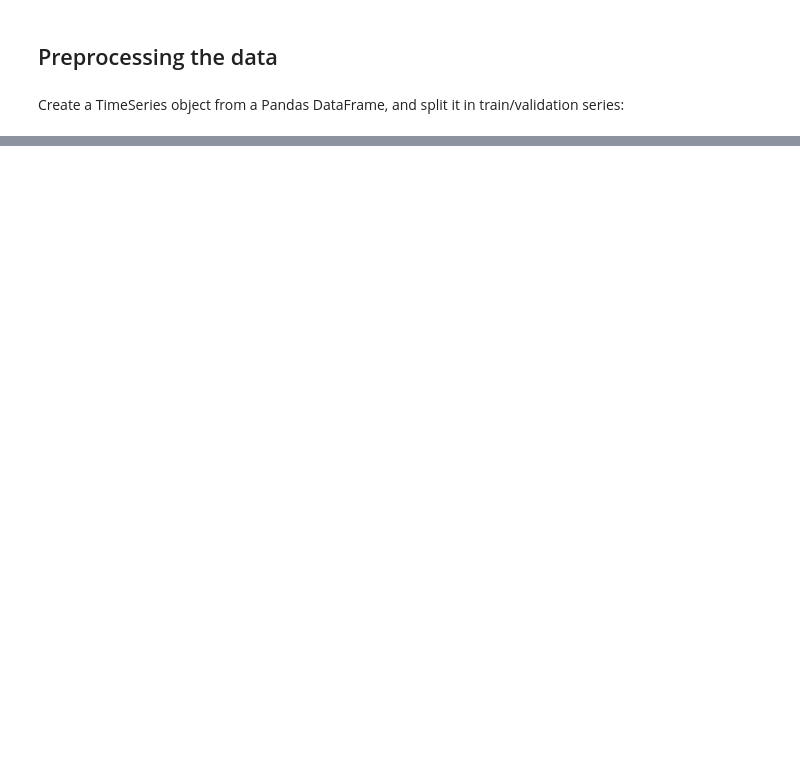
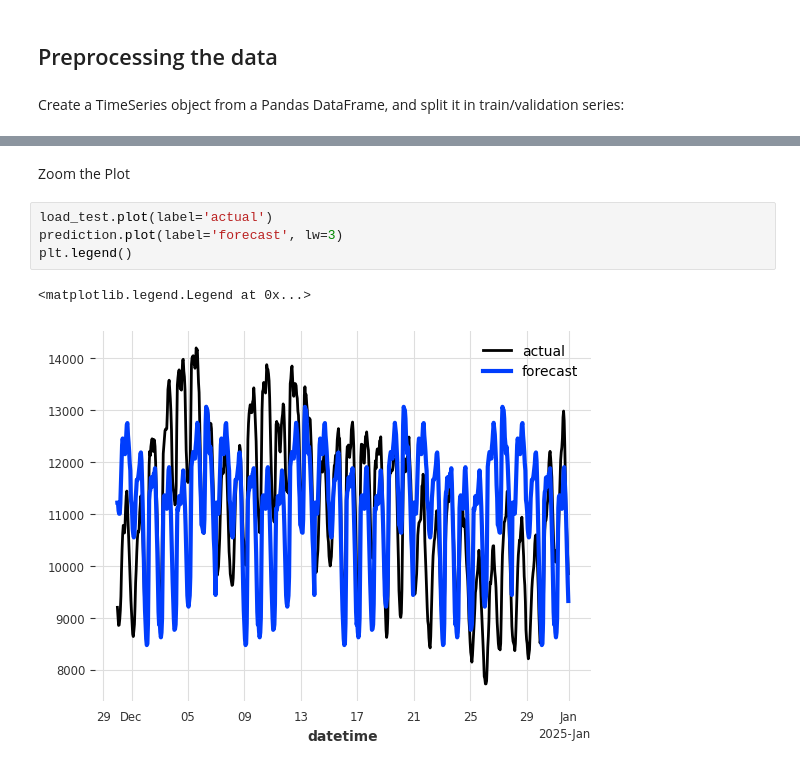
Before and after one commit to jakfar/Project, a Jupyter notebook: Preprocess jakfar.ipynb, the cells around one changed output, grey strips where cells are left out. Drawn from its saved outputs; the diff is of its cells as text; blank space fills up the shorter version.

```diff
--- a/Preprocess jakfar.ipynb
+++ b/Preprocess jakfar.ipynb
@@ -185,0 +189,9 @@ Attributes:
+# %% [markdown]
+Zoom the Plot
+# %%
+load_test.plot(label='actual')
+prediction.plot(label='forecast', lw=3)
+plt.legend()
+# %% [output]
+<matplotlib.legend.Legend at 0x...>
+[figure, added]
```
Also changed, not shown: parts of 11 cells of this notebook.
